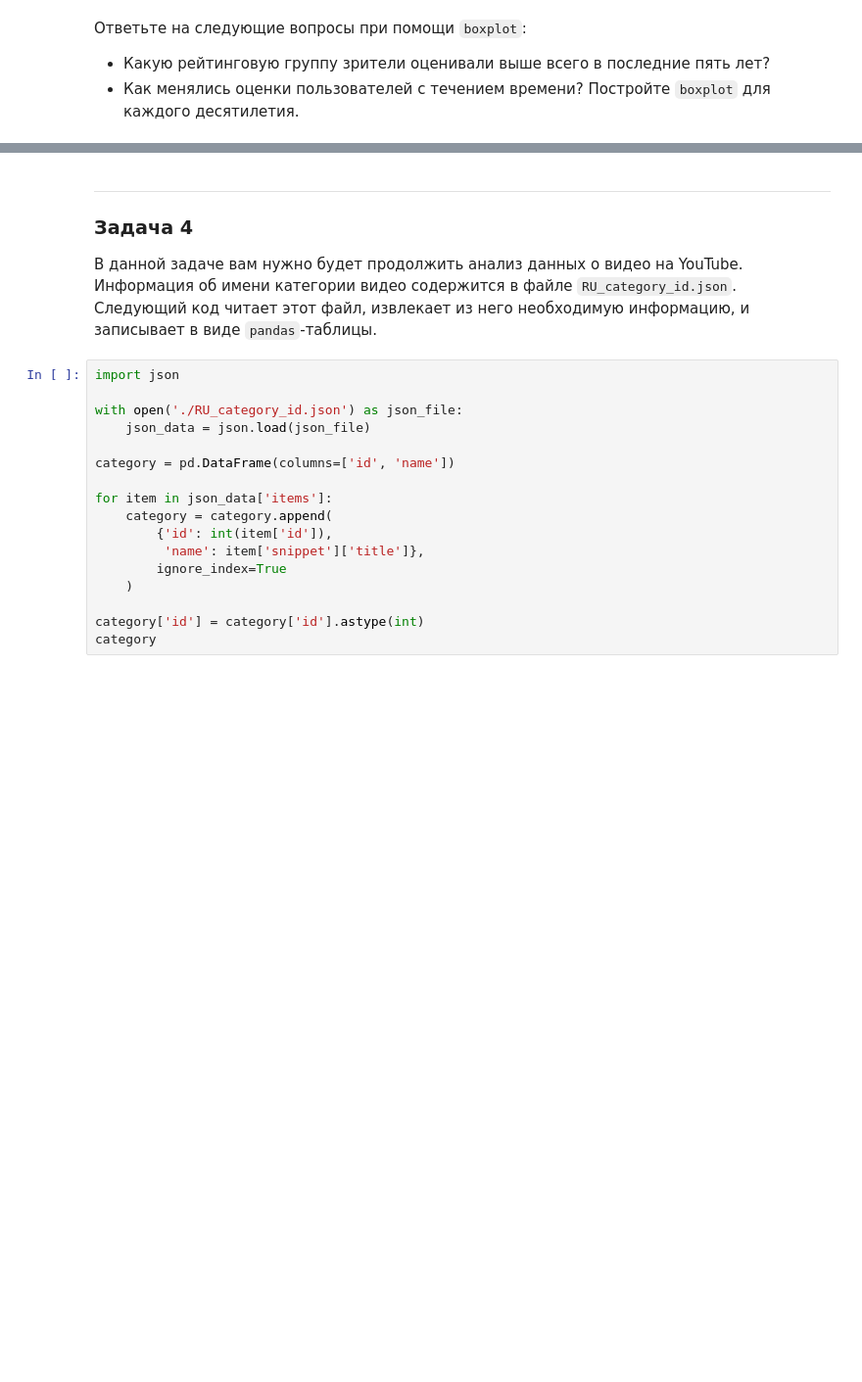
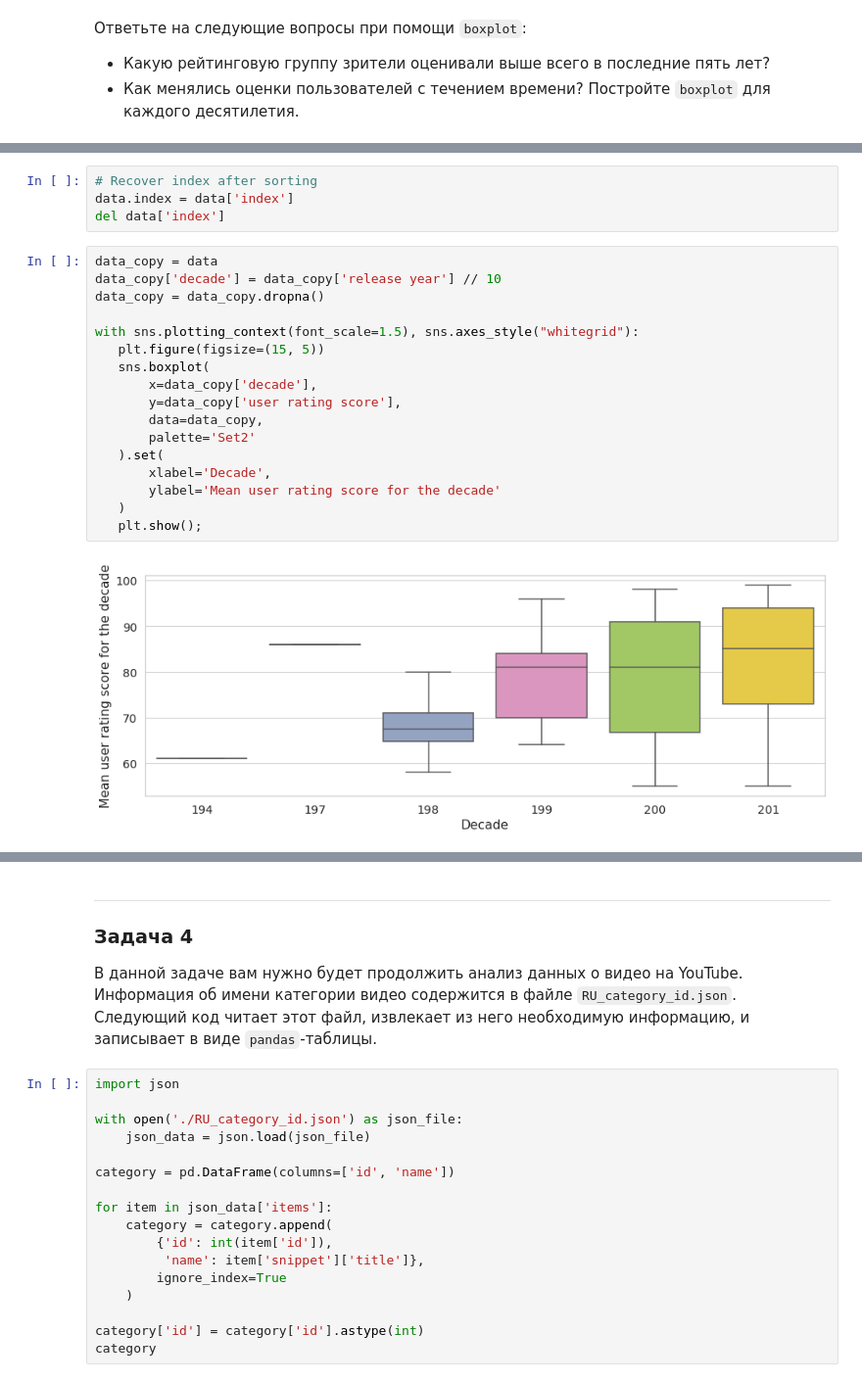
Before and after one commit to TopCoder2K/DS-introduction, a Jupyter notebook: notebooks/2.814.9.ipynb, the cells around one changed output, grey strips where cells are left out. Shown at 98% size. Cells and saved outputs as stored; diff of their text form; blank space fills up the shorter version.

```diff
--- a/notebooks/2.814.9.ipynb
+++ b/notebooks/2.814.9.ipynb
@@ -671,0 +683,23 @@ print('Настолько изменится средняя оценка шоу,
+# %%
+# Recover index after sorting
+data.index = data['index']
+del data['index']
+# %%
+data_copy = data
+data_copy['decade'] = data_copy['release year'] // 10
+data_copy = data_copy.dropna()
+
+with sns.plotting_context(font_scale=1.5), sns.axes_style("whitegrid"):
+   plt.figure(figsize=(15, 5))
+   sns.boxplot(
+       x=data_copy['decade'],
+       y=data_copy['user rating score'],
+       data=data_copy,
+       palette='Set2'
+   ).set(
+       xlabel='Decade',
+       ylabel='Mean user rating score for the decade'
+   )
+   plt.show();
+# %% [output]
+[figure, added]
```
Also changed, not shown: parts of 10 cells of this notebook.
